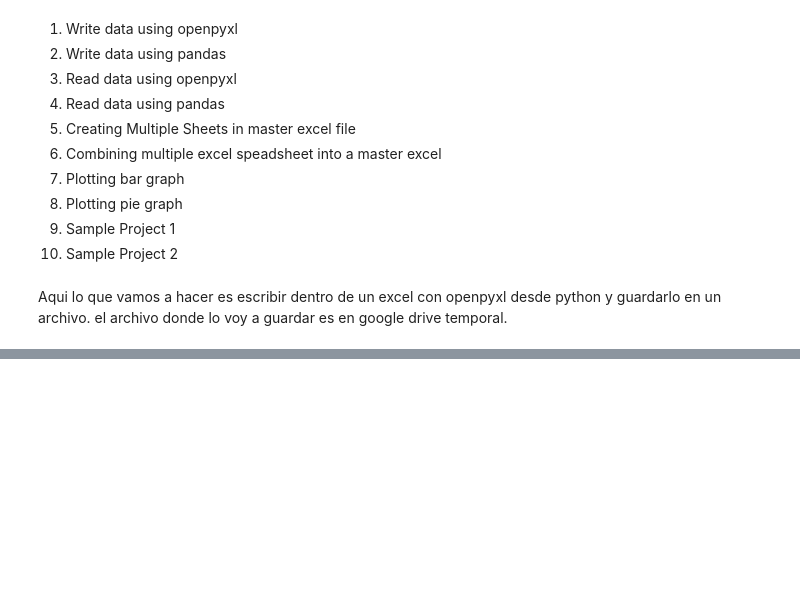
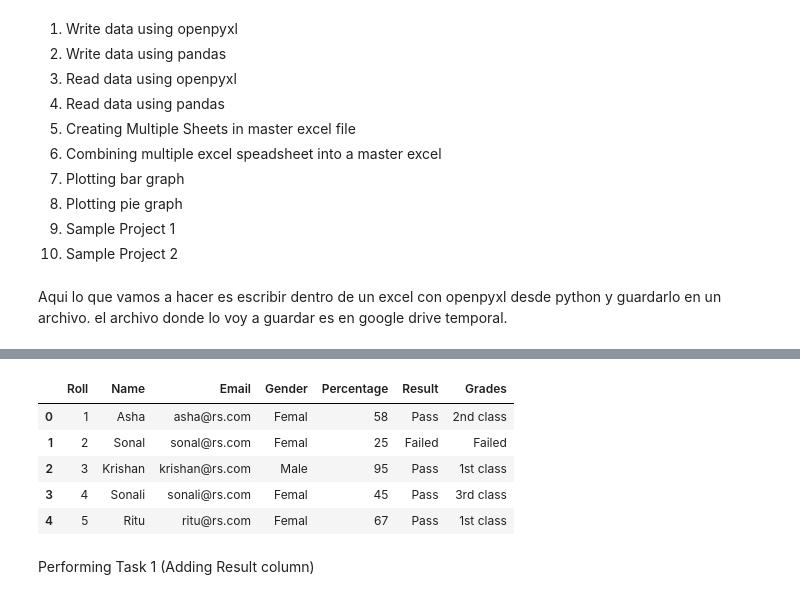
Before and after one commit to pacomm5/Plantillas, a Jupyter notebook: EXCEL.ipynb, the cells around one changed output, grey strips where cells are left out. Cells and saved outputs as stored; diff of their text form; code cells hidden in the pictures; blank space fills up the shorter version.

```diff
--- a/EXCEL.ipynb
+++ b/EXCEL.ipynb
@@ -103,0 +149,6 @@ wb.save("/content/Excel-Automation-With-Python/EXCEL/Student_Record_1.xlsx")
+# %%
+import openpyxl
+
+book = openpyxl.load_workbook('/content/Excel-Automation-With-Python/Data/Sample_file.xlsx')
+print("Before Creating: ",book.sheetnames)
+# aqui lo que está haciendo es cargar el excel, y en teoría el mismo lo unico que tiene es una pesaña llamada Sheet
@@ -103,0 +217,28 @@ wb.save("/content/Excel-Automation-With-Python/EXCEL/Student_Record_1.xlsx")
+# %%
+import openpyxl
+
+from openpyxl.chart import (
+    PieChart,
+    ProjectedPieChart,
+    Reference
+)
+from openpyxl.chart.series import DataPoint
+
+path = "/content/Excel-Automation-With-Python/Data/pie.xlsx"
+wb = openpyxl.load_workbook(path)
+ws = wb.active
+
+pie = PieChart()
+labels = Reference(ws, min_col=1, min_row=2, max_row=8)
+data = Reference(ws, min_col=2, min_row=1, max_row=8)
+pie.add_data(data, titles_from_data=True)
+pie.set_categories(labels)
+pie.title = "Monthly Salary Expense"
+
+# Cut the first slice out of the pie
+slice = DataPoint(idx=0, explosion=20)
+pie.series[0].data_points = [slice]
+
+ws.add_chart(pie, "D1")
+
+wb.save("/content/Excel-Automation-With-Python/Data/pie.xlsx")
@@ -103,0 +263,17 @@ wb.save("/content/Excel-Automation-With-Python/EXCEL/Student_Record_1.xlsx")
+# %%
+# importing required library
+import pandas as pd
+import xlrd
+import openpyxl
+from openpyxl import Workbook
+df = pd.read_excel("/content/Excel-Automation-With-Python/Data/student_result.xlsx", sheet_name='Sheet1')
+df.head()
+# %% [output]
+|  | Roll | Name | Email | Gender | Percentage | Result | Grades |
+| 0 | 1 | Asha | asha@rs.com | Femal | 58 | Pass | 2nd class |
+| 1 | 2 | Sonal | sonal@rs.com | Femal | 25 | Failed | Failed |
+| 2 | 3 | Krishan | krishan@rs.com | Male | 95 | Pass | 1st class |
+| 3 | 4 | Sonali | sonali@rs.com | Femal | 45 | Pass | 3rd class |
+| 4 | 5 | Ritu | ritu@rs.com | Femal | 67 | Pass | 1st class |
+# %% [markdown]
+Performing Task 1 (Adding Result column)
```
Also changed, not shown: parts of 28 cells of this notebook.
